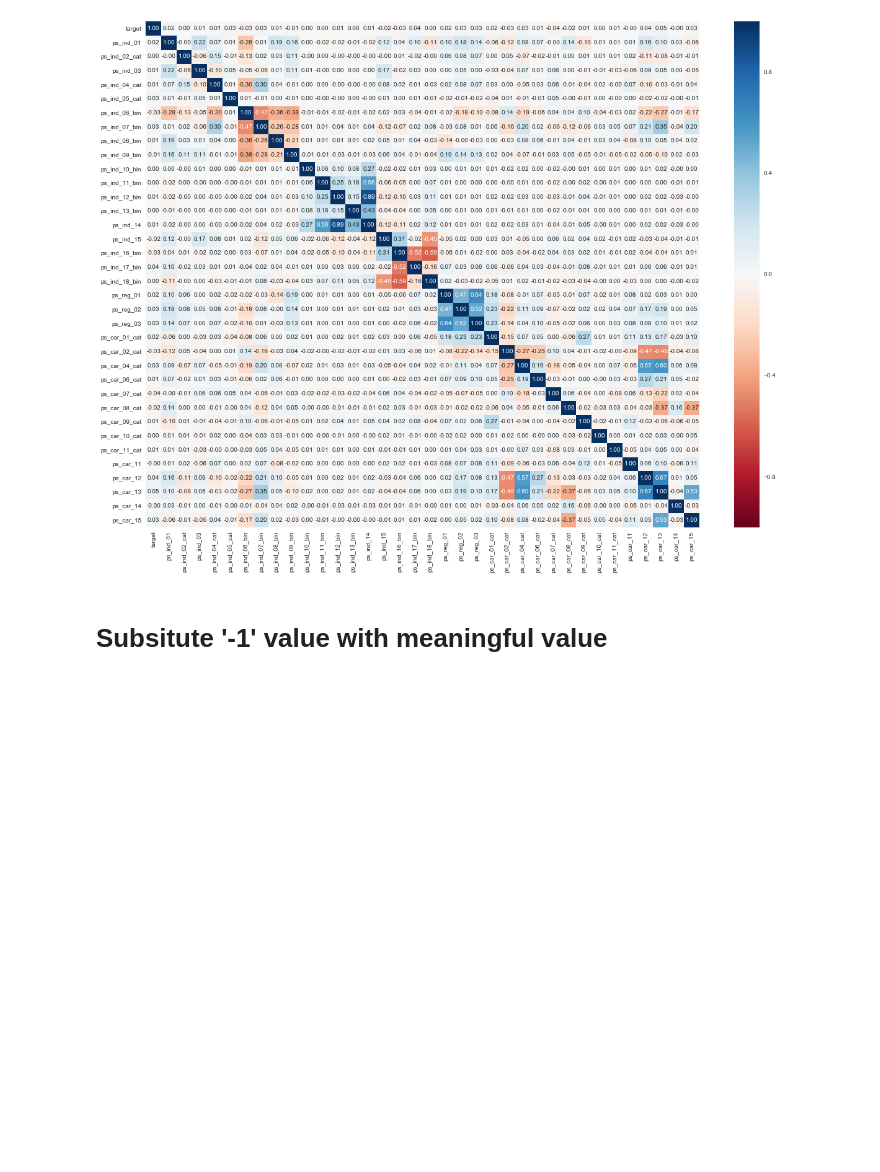
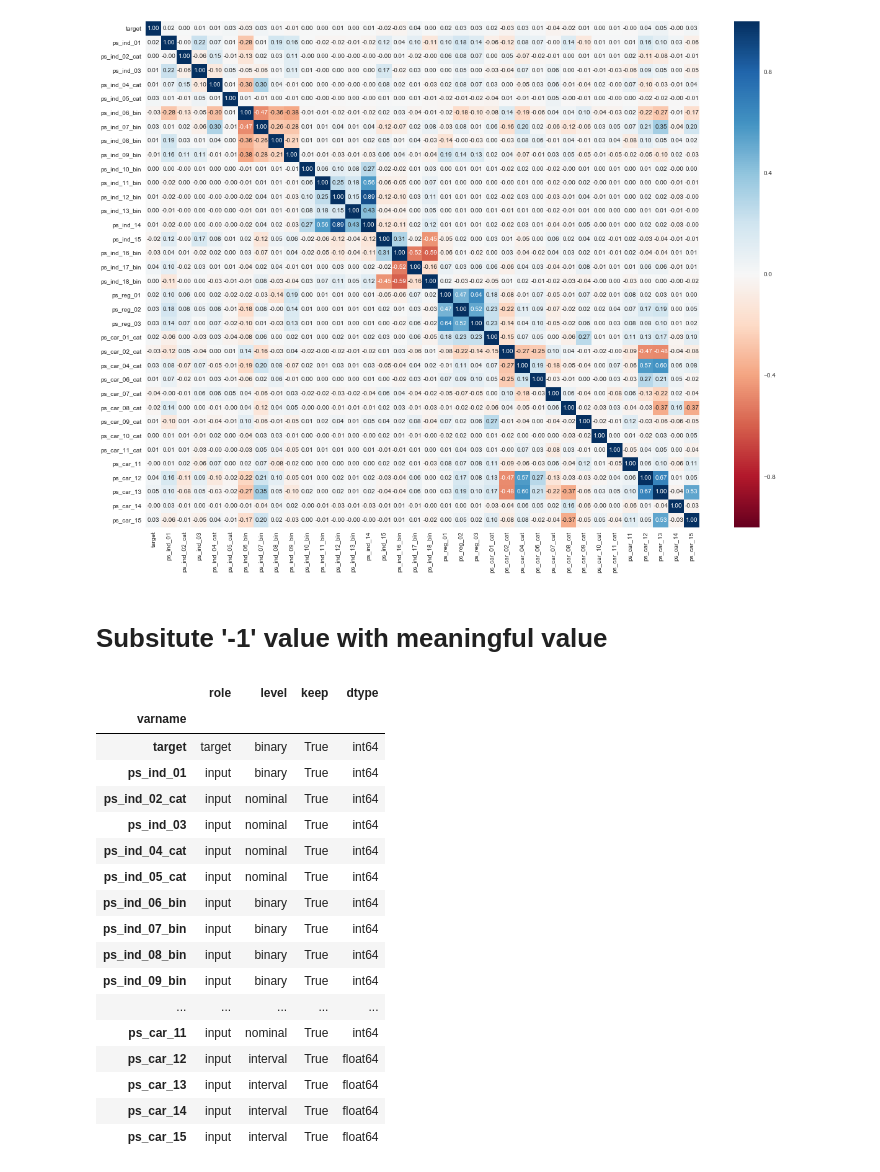
Before and after one commit to 15027668g/Cargo-Kaggle-, a Jupyter notebook: Cargo kenel.ipynb, the cells around one changed output. Cells and saved outputs as stored; diff of their text form; code cells hidden in the pictures; blank space fills up the shorter version.

```diff
--- a/Cargo kenel.ipynb
+++ b/Cargo kenel.ipynb
@@ -215,3 +221,61 @@ plt.show()
 [figure]
 # %% [markdown]
 # Subsitute '-1' value with meaningful value
+# %%
+data=[]
+
+for f in traindata.columns:
+    if f == 'target':
+        role = 'target'
+    elif f == 'id':
+        role = 'id'
+    else:
+        role = 'input'
+
+    if 'bin' in f or f == 'target':
+        level = 'binary'
+    elif 'cat' in f or f == 'id':
+        level = 'nominal'
+    elif traindata[f].dtype == float:
+        level = 'interval'
+    elif traindata[f].dtype == int:
+        level = 'ordinal'
+
+    keep = True
+    if f == 'id':
+        keep = False
+
+    dtype = traindata[f].dtype
+
+    f_dict = {
+        'varname': f,
+        'role': role,
+        'level': level,
+        'keep': keep,
+        'dtype': dtype
+    }
+    data.append(f_dict)
+
+meta = pd.DataFrame(data, columns=['varname', 'role', 'level', 'keep', 'dtype'])
+meta.set_index('varname', inplace=True)
+# %%
+meta
+# %% [output]
+|  | role | level | keep | dtype |
+| varname |  |  |  |  |
+| target | target | binary | True | int64 |
+| ps_ind_01 | input | binary | True | int64 |
+| ps_ind_02_cat | input | nominal | True | int64 |
+| ps_ind_03 | input | nominal | True | int64 |
+| ps_ind_04_cat | input | nominal | True | int64 |
+| ps_ind_05_cat | input | nominal | True | int64 |
+| ps_ind_06_bin | input | binary | True | int64 |
+| ps_ind_07_bin | input | binary | True | int64 |
+| ps_ind_08_bin | input | binary | True | int64 |
+| ps_ind_09_bin | input | binary | True | int64 |
+| ... | ... | ... | ... | ... |
+| ps_car_11 | input | nominal | True | int64 |
+| ps_car_12 | input | interval | True | float64 |
+| ps_car_13 | input | interval | True | float64 |
+| ps_car_14 | input | interval | True | float64 |
+| ps_car_15 | input | interval | True | float64 |
```
Also changed, not shown: parts of 6 cells of this notebook.
